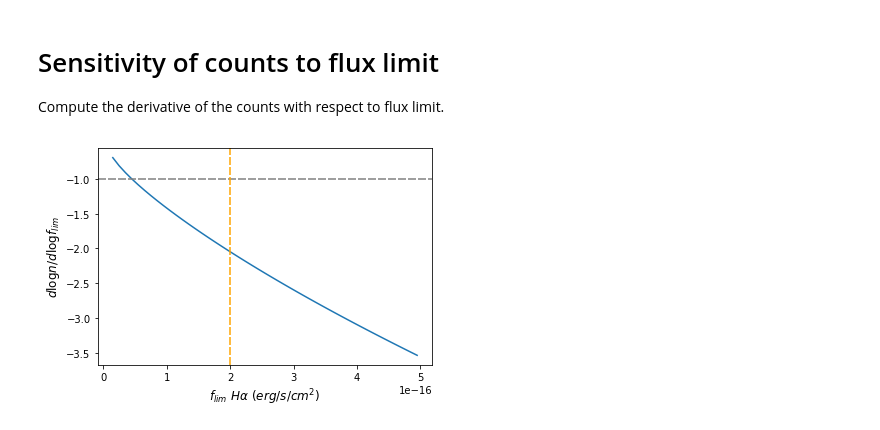
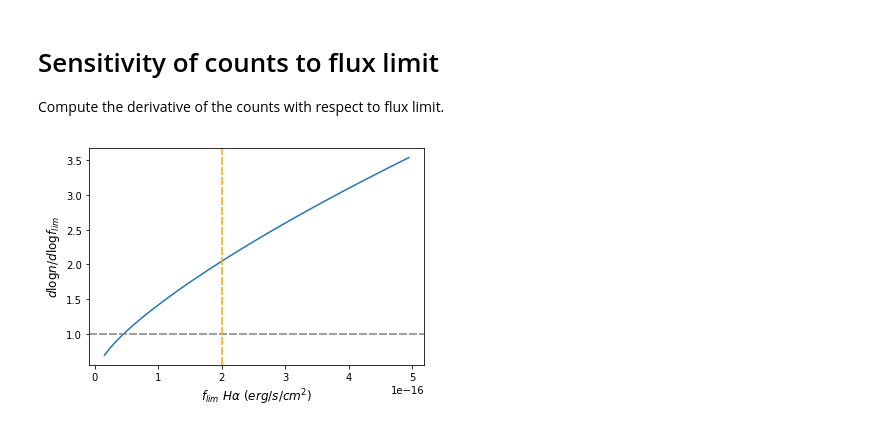
Before and after one commit to bengranett/syseffects_notebook, a Jupyter notebook: galaxy_counts.ipynb, the cells around one changed output. Saved outputs shown, nothing was run; the diff lists cells and outputs as text; code cells hidden in the pictures.

```diff
--- a/galaxy_counts.ipynb
+++ b/galaxy_counts.ipynb
@@ -86,23 +86,23 @@ Compute the derivative of the counts with respect to flux limit.
 # %%
 fluxlim = np.linspace(1e-17, 5e-16, 50)
 n = []
 for f in fluxlim:
     n.append(count(f, zlow=0.9, zhigh=1.7, dz=.05, area=1))
 n = np.array(n)
 
 logn = np.log10(n)
 logf = np.log10(fluxlim)
 
 dn = logn[1:] - logn[:-1]
 df = logf[1:] - logf[:-1]
 
-dndf = dn / df
+dndf = -dn / df
 
 x = (fluxlim[1:] + fluxlim[:-1])/2.
 pyplot.plot(x, dndf)
-pyplot.axhline(-1, c='grey', dashes=(4,1))
+pyplot.axhline(1, c='grey', dashes=(4,1))
 pyplot.axvline(2e-16, c='orange', dashes=(4,1))
 pyplot.xlabel("$f_{lim}\ H\\alpha\ (erg/s/cm^2)$")
 r=pyplot.ylabel("$ d \log n / d \log f_{lim}$")
 # %% [output]
-[figure, old version]
+[figure, new version]
```
Also changed, not shown: parts of 1 cell of this notebook.
